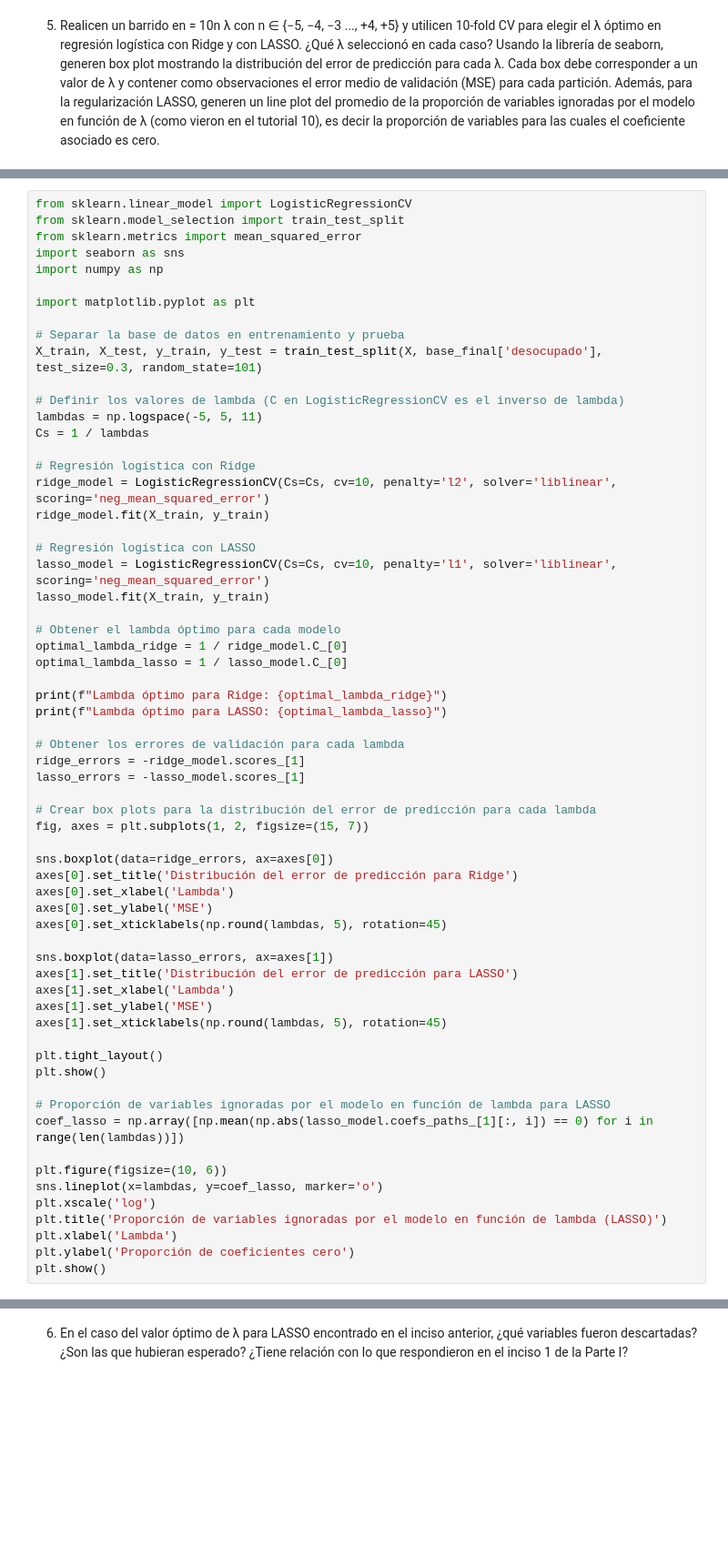
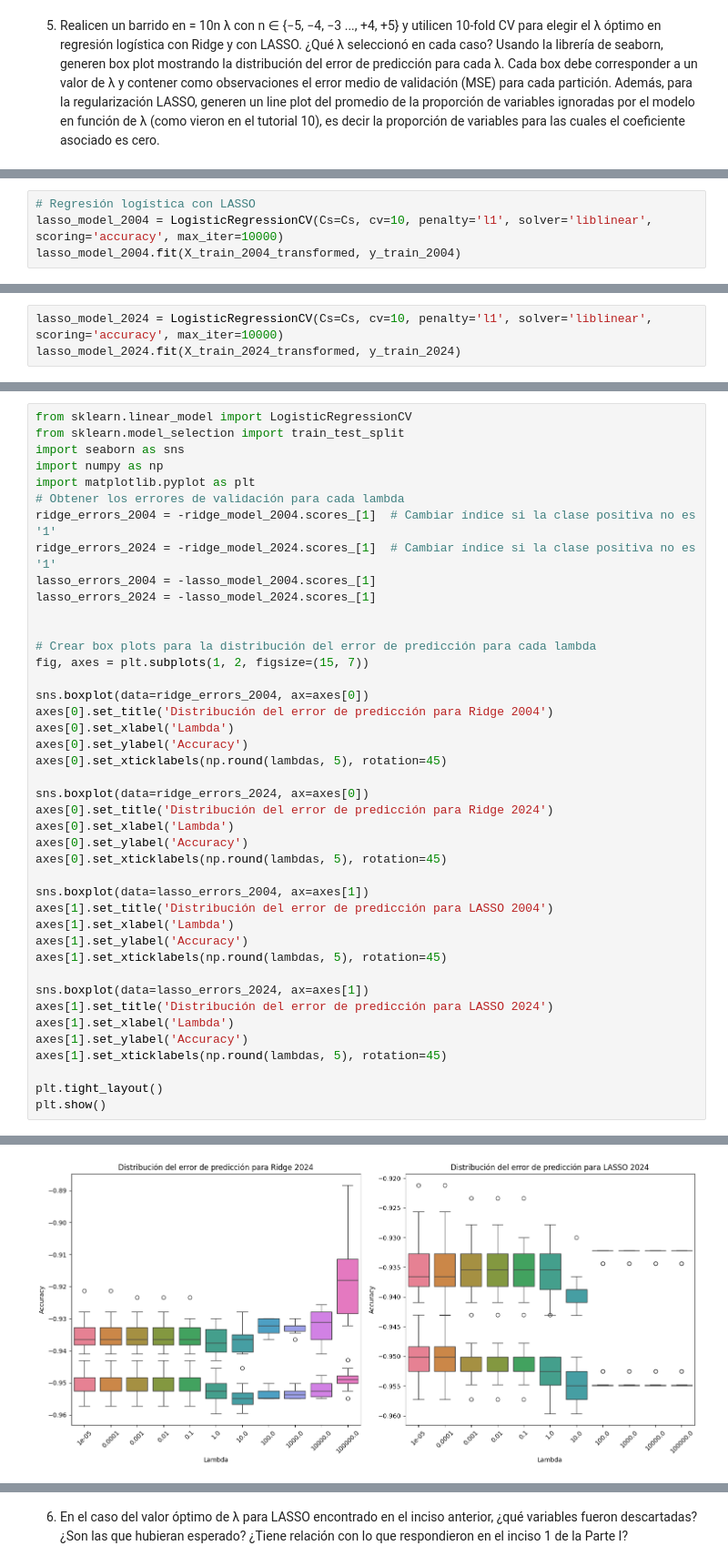
Before and after one commit to roluque/CC408-T2-3, a Jupyter notebook: TP4/TP 4.ipynb, the cells around one changed output, grey strips where cells are left out. Shown at 91% size. Cells and saved outputs as stored; diff of their text form; blank space fills up the shorter version.

```diff
--- a/TP4/TP 4.ipynb
+++ b/TP4/TP 4.ipynb
@@ -1575,0 +1598,4 @@ variables para las cuales el coeficiente asociado es cero.
+# %%
+# Regresión logística con LASSO
+lasso_model_2004 = LogisticRegressionCV(Cs=Cs, cv=10, penalty='l1', solver='liblinear', scoring='accuracy', max_iter=10000)
+lasso_model_2004.fit(X_train_2004_transformed, y_train_2004)
@@ -1575,0 +1607,3 @@ variables para las cuales el coeficiente asociado es cero.
+# %%
+lasso_model_2024 = LogisticRegressionCV(Cs=Cs, cv=10, penalty='l1', solver='liblinear', scoring='accuracy', max_iter=10000)
+lasso_model_2024.fit(X_train_2024_transformed, y_train_2024)
@@ -1576,64 +1638,43 @@ variables para las cuales el coeficiente asociado es cero.
 # %%
 from sklearn.linear_model import LogisticRegressionCV
 from sklearn.model_selection import train_test_split
-from sklearn.metrics import mean_squared_error
 import seaborn as sns
 import numpy as np
+import matplotlib.pyplot as plt
+# Obtener los errores de validación para cada lambda
+ridge_errors_2004 = -ridge_model_2004.scores_[1]  # Cambiar índice si la clase positiva no es '1'
+ridge_errors_2024 = -ridge_model_2024.scores_[1]  # Cambiar índice si la clase positiva no es '1'
+lasso_errors_2004 = -lasso_model_2004.scores_[1]
+lasso_errors_2024 = -lasso_model_2024.scores_[1]
 
-import matplotlib.pyplot as plt
-
-# Separar la base de datos en entrenamiento y prueba
-X_train, X_test, y_train, y_test = train_test_split(X, base_final['desocupado'], test_size=0.3, random_state=101)
-
-# Definir los valores de lambda (C en LogisticRegressionCV es el inverso de lambda)
-lambdas = np.logspace(-5, 5, 11)
-Cs = 1 / lambdas
-
-# Regresión logística con Ridge
-ridge_model = LogisticRegressionCV(Cs=Cs, cv=10, penalty='l2', solver='liblinear', scoring='neg_mean_squared_error')
-ridge_model.fit(X_train, y_train)
-
-# Regresión logística con LASSO
-lasso_model = LogisticRegressionCV(Cs=Cs, cv=10, penalty='l1', solver='liblinear', scoring='neg_mean_squared_error')
-lasso_model.fit(X_train, y_train)
-
-# Obtener el lambda óptimo para cada modelo
-optimal_lambda_ridge = 1 / ridge_model.C_[0]
-optimal_lambda_lasso = 1 / lasso_model.C_[0]
-
-print(f"Lambda óptimo para Ridge: {optimal_lambda_ridge}")
-print(f"Lambda óptimo para LASSO: {optimal_lambda_lasso}")
-
-# Obtener los errores de validación para cada lambda
-ridge_errors = -ridge_model.scores_[1]
-lasso_errors = -lasso_model.scores_[1]
 
 # Crear box plots para la distribución del error de predicción para cada lambda
 fig, axes = plt.subplots(1, 2, figsize=(15, 7))
 
-sns.boxplot(data=ridge_errors, ax=axes[0])
-axes[0].set_title('Distribución del error de predicción para Ridge')
+sns.boxplot(data=ridge_errors_2004, ax=axes[0])
+axes[0].set_title('Distribución del error de predicción para Ridge 2004')
 axes[0].set_xlabel('Lambda')
-axes[0].set_ylabel('MSE')
+axes[0].set_ylabel('Accuracy')
 axes[0].set_xticklabels(np.round(lambdas, 5), rotation=45)
 
-sns.boxplot(data=lasso_errors, ax=axes[1])
-axes[1].set_title('Distribución del error de predicción para LASSO')
+sns.boxplot(data=ridge_errors_2024, ax=axes[0])
+axes[0].set_title('Distribución del error de predicción para Ridge 2024')
+axes[0].set_xlabel('Lambda')
+axes[0].set_ylabel('Accuracy')
+axes[0].set_xticklabels(np.round(lambdas, 5), rotation=45)
+
+sns.boxplot(data=lasso_errors_2004, ax=axes[1])
+axes[1].set_title('Distribución del error de predicción para LASSO 2004')
 axes[1].set_xlabel('Lambda')
-axes[1].set_ylabel('MSE')
+axes[1].set_ylabel('Accuracy')
+axes[1].set_xticklabels(np.round(lambdas, 5), rotation=45)
+
+sns.boxplot(data=lasso_errors_2024, ax=axes[1])
+axes[1].set_title('Distribución del error de predicción para LASSO 2024')
+axes[1].set_xlabel('Lambda')
+axes[1].set_ylabel('Accuracy')
 axes[1].set_xticklabels(np.round(lambdas, 5), rotation=45)
 
 plt.tight_layout()
 plt.show()
-
-# Proporción de variables ignoradas por el modelo en función de lambda para LASSO
-coef_lasso = np.array([np.mean(np.abs(lasso_model.coefs_paths_[1][:, i]) == 0) for i in range(len(lambdas))])
-
-plt.figure(figsize=(10, 6))
-sns.lineplot(x=lambdas, y=coef_lasso, marker='o')
-plt.xscale('log')
-plt.title('Proporción de variables ignoradas por el modelo en función de lambda (LASSO)')
-plt.xlabel('Lambda')
-plt.ylabel('Proporción de coeficientes cero')
-plt.show()
 # %% [output]
@@ -1640,0 +1681 @@ NameError: name 'X' is not defined
+[figure, added]
```
Also changed, not shown: parts of 19 cells of this notebook.
